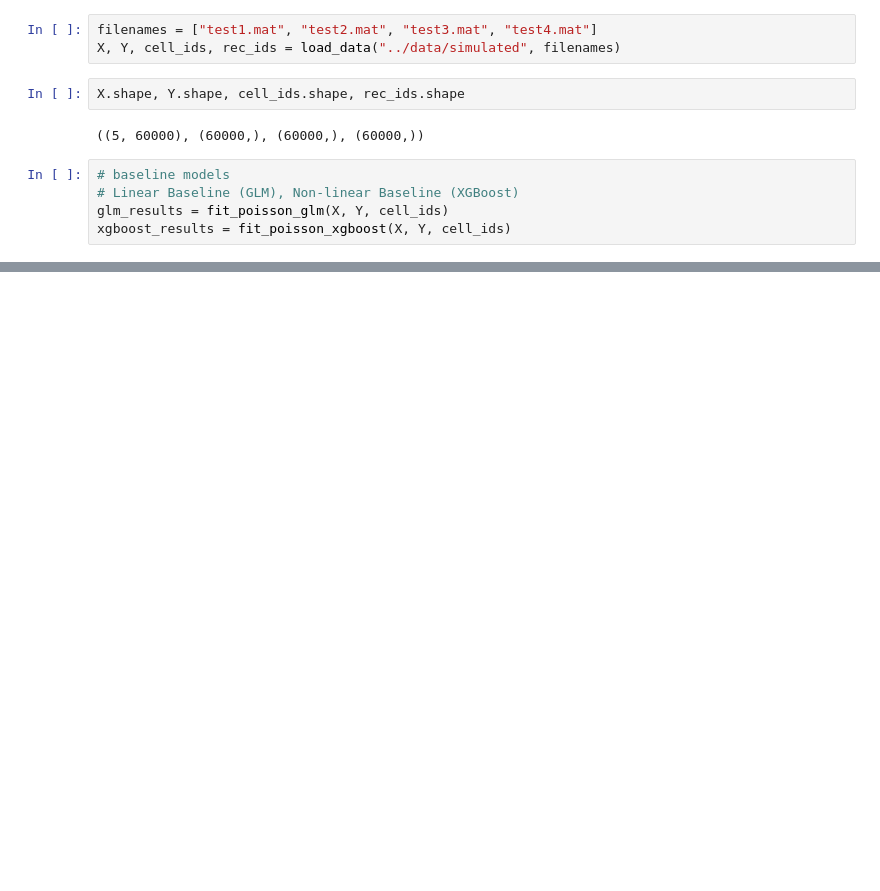
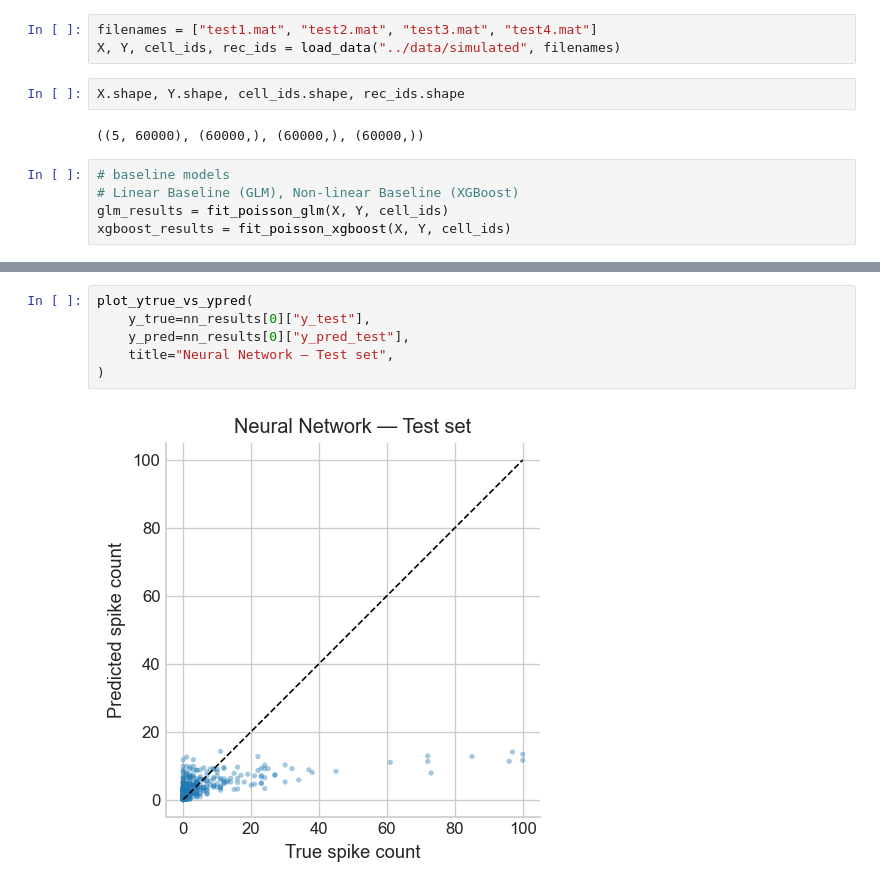
Before and after one commit to shtem/BIOL61230_poisson_neural_net, a Jupyter notebook: notebooks/neural_network.ipynb, the cells around one changed output, grey strips where cells are left out. Cells and saved outputs as stored; diff of their text form; blank space fills up the shorter version.

```diff
--- a/notebooks/neural_network.ipynb
+++ b/notebooks/neural_network.ipynb
@@ -92,0 +122,8 @@ Test deviance:         2.30
+# %%
+plot_ytrue_vs_ypred(
+    y_true=nn_results[0]["y_test"],
+    y_pred=nn_results[0]["y_pred_test"],
+    title="Neural Network — Test set",
+)
+# %% [output]
+[figure, added]
```
Also changed, not shown: parts of 18 cells of this notebook, 9 other files.
